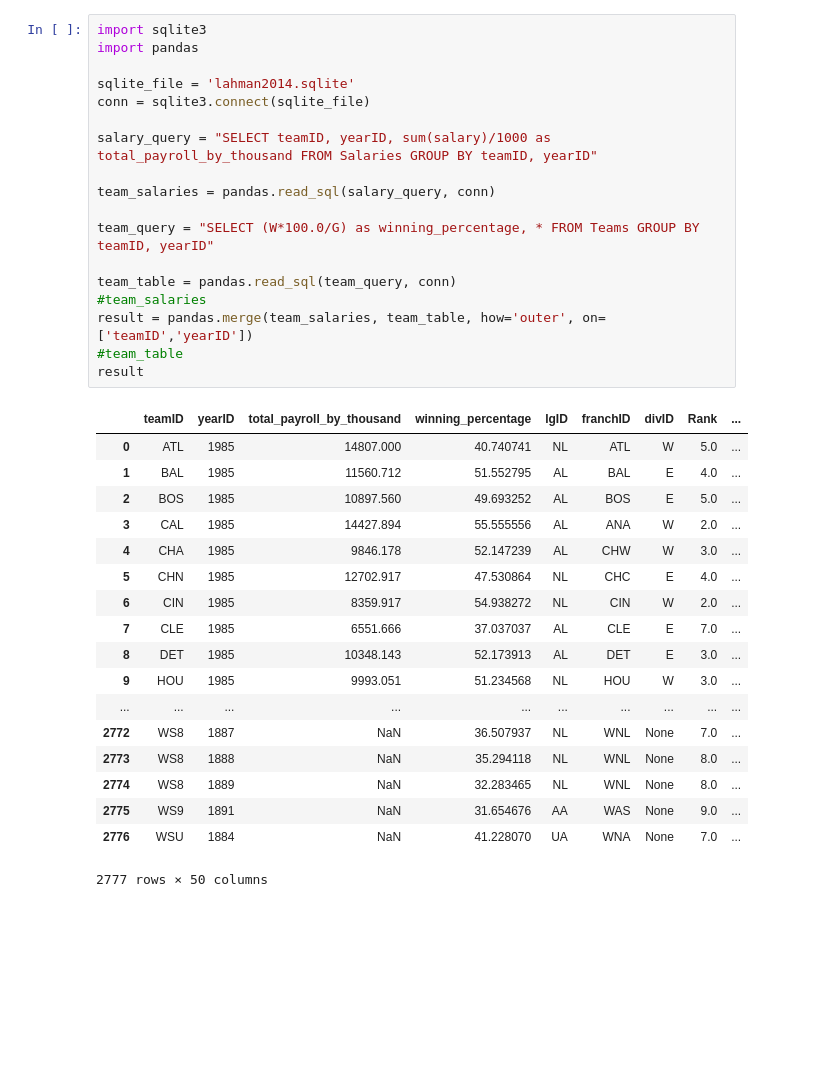
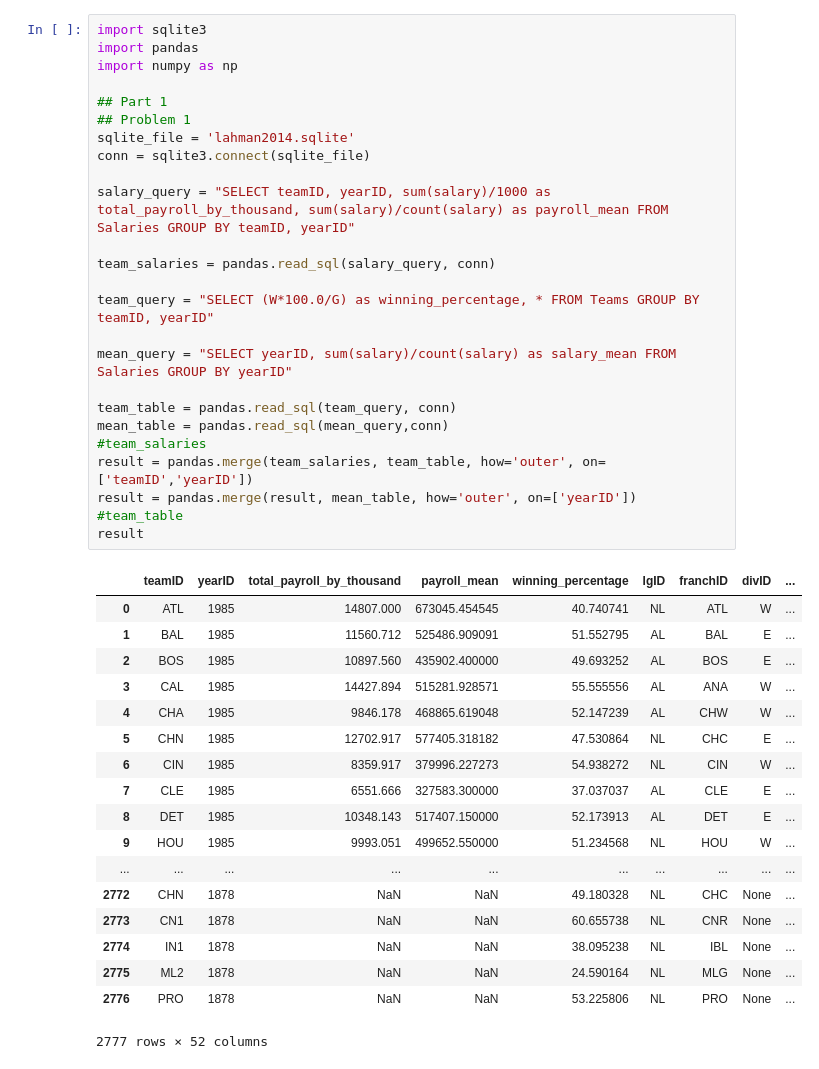
Before and after one commit to mhipona/cmsc320-mhipona, a Jupyter notebook: project2/project2.ipynb, the cells around one changed output. Cells and saved outputs as stored; diff of their text form; blank space fills up the shorter version.

Commit message:
Finished part 2

```diff
--- a/project2/project2.ipynb
+++ b/project2/project2.ipynb
@@ -1,40 +1,47 @@
 # %%
 import sqlite3
 import pandas
+import numpy as np
 
+## Part 1
+## Problem 1
 sqlite_file = 'lahman2014.sqlite'
 conn = sqlite3.connect(sqlite_file)
 
-salary_query = "SELECT teamID, yearID, sum(salary)/1000 as total_payroll_by_thousand FROM Salaries GROUP BY teamID, yearID"
+salary_query = "SELECT teamID, yearID, sum(salary)/1000 as total_payroll_by_thousand, sum(salary)/count(salary) as payroll_mean FROM Salaries GROUP BY teamID, yearID"
 
 team_salaries = pandas.read_sql(salary_query, conn)
 
 team_query = "SELECT (W*100.0/G) as winning_percentage, * FROM Teams GROUP BY teamID, yearID"
 
+mean_query = "SELECT yearID, sum(salary)/count(salary) as salary_mean FROM Salaries GROUP BY yearID"
+
 team_table = pandas.read_sql(team_query, conn)
+mean_table = pandas.read_sql(mean_query,conn)
 #team_salaries
 result = pandas.merge(team_salaries, team_table, how='outer', on=['teamID','yearID'])
+result = pandas.merge(result, mean_table, how='outer', on=['yearID'])
 #team_table
 result
 # %% [output]
-|  | teamID | yearID | total_payroll_by_thousand | winning_percentage | lgID | franchID | divID | Rank | ... |
-| 0 | ATL | 1985 | 14807.000 | 40.740741 | NL | ATL | W | 5.0 | ... |
-| 1 | BAL | 1985 | 11560.712 | 51.552795 | AL | BAL | E | 4.0 | ... |
-| 2 | BOS | 1985 | 10897.560 | 49.693252 | AL | BOS | E | 5.0 | ... |
-| 3 | CAL | 1985 | 14427.894 | 55.555556 | AL | ANA | W | 2.0 | ... |
-| 4 | CHA | 1985 | 9846.178 | 52.147239 | AL | CHW | W | 3.0 | ... |
-| 5 | CHN | 1985 | 12702.917 | 47.530864 | NL | CHC | E | 4.0 | ... |
-| 6 | CIN | 1985 | 8359.917 | 54.938272 | NL | CIN | W | 2.0 | ... |
-| 7 | CLE | 1985 | 6551.666 | 37.037037 | AL | CLE | E | 7.0 | ... |
-| 8 | DET | 1985 | 10348.143 | 52.173913 | AL | DET | E | 3.0 | ... |
-| 9 | HOU | 1985 | 9993.051 | 51.234568 | NL | HOU | W | 3.0 | ... |
+|  | teamID | yearID | total_payroll_by_thousand | payroll_mean | winning_percentage | lgID | franchID | divID | ... |
+| 0 | ATL | 1985 | 14807.000 | 673045.454545 | 40.740741 | NL | ATL | W | ... |
+| 1 | BAL | 1985 | 11560.712 | 525486.909091 | 51.552795 | AL | BAL | E | ... |
+| 2 | BOS | 1985 | 10897.560 | 435902.400000 | 49.693252 | AL | BOS | E | ... |
+| 3 | CAL | 1985 | 14427.894 | 515281.928571 | 55.555556 | AL | ANA | W | ... |
+| 4 | CHA | 1985 | 9846.178 | 468865.619048 | 52.147239 | AL | CHW | W | ... |
+| 5 | CHN | 1985 | 12702.917 | 577405.318182 | 47.530864 | NL | CHC | E | ... |
+| 6 | CIN | 1985 | 8359.917 | 379996.227273 | 54.938272 | NL | CIN | W | ... |
+| 7 | CLE | 1985 | 6551.666 | 327583.300000 | 37.037037 | AL | CLE | E | ... |
+| 8 | DET | 1985 | 10348.143 | 517407.150000 | 52.173913 | AL | DET | E | ... |
+| 9 | HOU | 1985 | 9993.051 | 499652.550000 | 51.234568 | NL | HOU | W | ... |
 | ... | ... | ... | ... | ... | ... | ... | ... | ... | ... |
-| 2772 | WS8 | 1887 | NaN | 36.507937 | NL | WNL | None | 7.0 | ... |
-| 2773 | WS8 | 1888 | NaN | 35.294118 | NL | WNL | None | 8.0 | ... |
-| 2774 | WS8 | 1889 | NaN | 32.283465 | NL | WNL | None | 8.0 | ... |
-| 2775 | WS9 | 1891 | NaN | 31.654676 | AA | WAS | None | 9.0 | ... |
-| 2776 | WSU | 1884 | NaN | 41.228070 | UA | WNA | None | 7.0 | ... |
+| 2772 | CHN | 1878 | NaN | NaN | 49.180328 | NL | CHC | None | ... |
+| 2773 | CN1 | 1878 | NaN | NaN | 60.655738 | NL | CNR | None | ... |
+| 2774 | IN1 | 1878 | NaN | NaN | 38.095238 | NL | IBL | None | ... |
+| 2775 | ML2 | 1878 | NaN | NaN | 24.590164 | NL | MLG | None | ... |
+| 2776 | PRO | 1878 | NaN | NaN | 53.225806 | NL | PRO | None | ... |
-2777 rows × 50 columns
+2777 rows × 52 columns
 # %%
 import matplotlib.pyplot as plt
 %matplotlib inline
```
Also changed, not shown: parts of 8 cells of this notebook.
